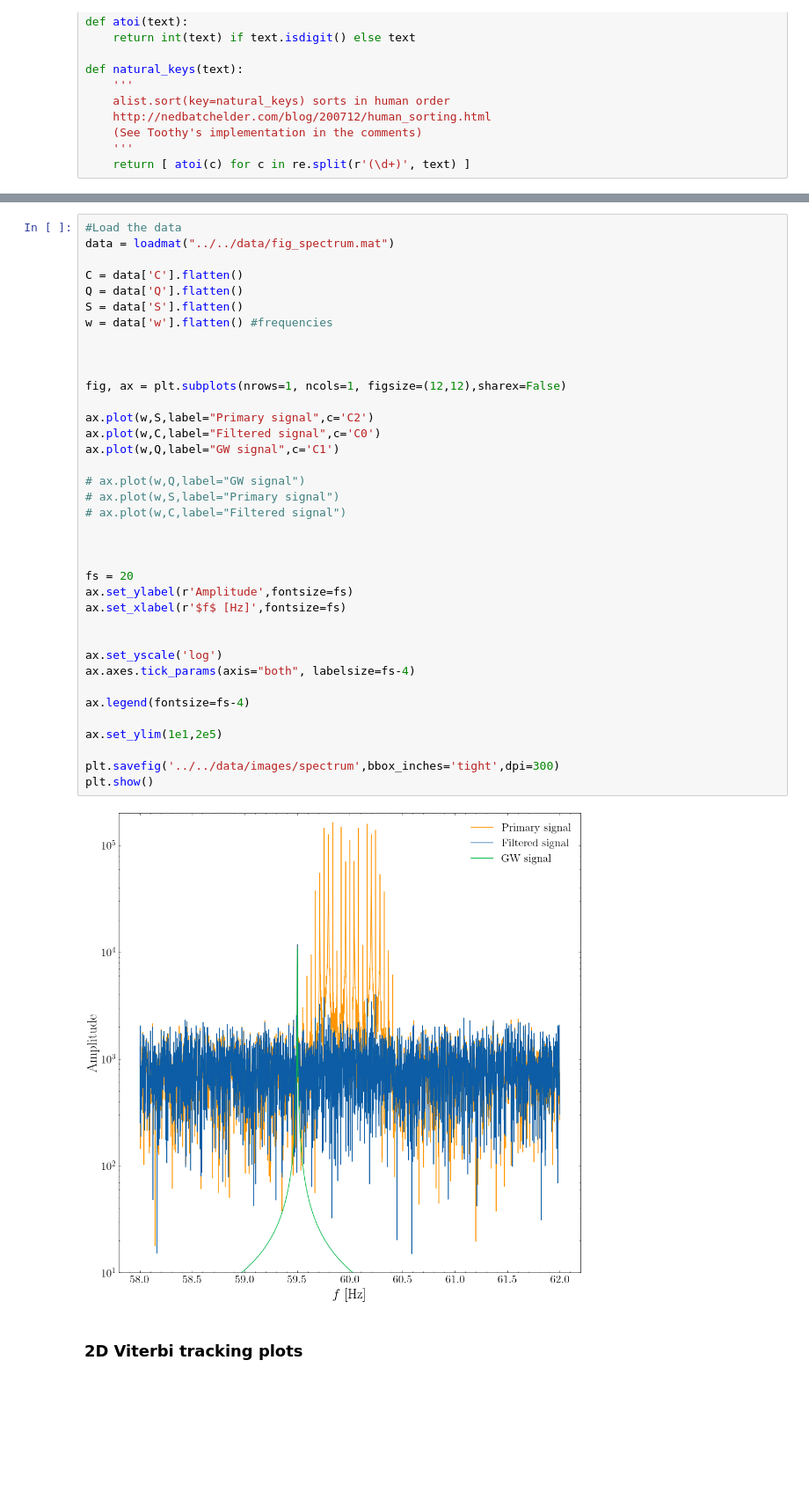
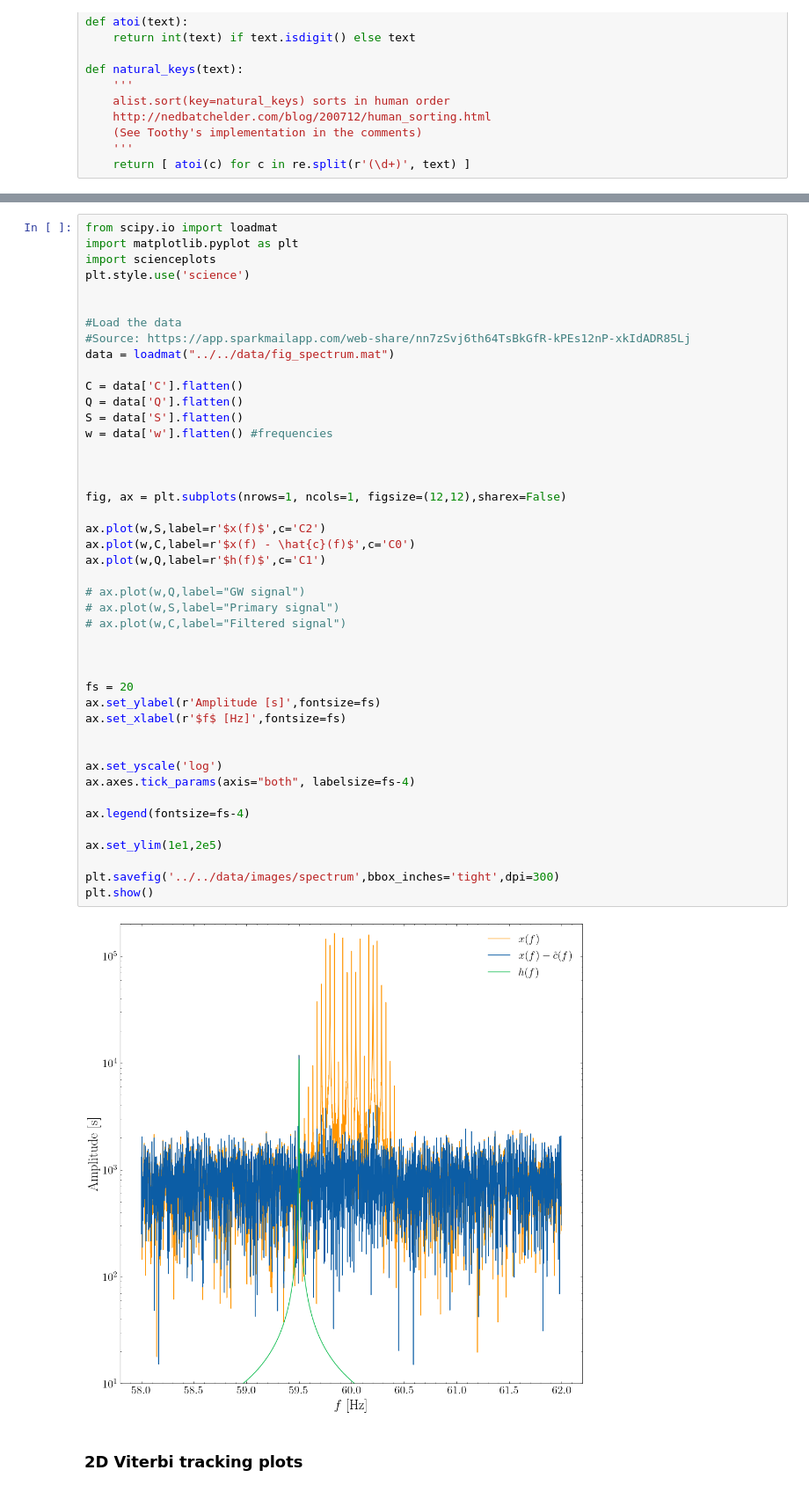
Before and after one commit to tomkimpson/ANC, a Jupyter notebook: src/plots_for_paper/all_plots_for_paper.ipynb, the cells around one changed output, grey strips where cells are left out. Shown at 88% size. Cells and saved outputs as stored; diff of their text form; blank space fills up the shorter version.

```diff
--- a/src/plots_for_paper/all_plots_for_paper.ipynb
+++ b/src/plots_for_paper/all_plots_for_paper.ipynb
@@ -531,44 +381,51 @@ peaks
 
 ### Fourier response of data before/after filtering
 # %%
+from scipy.io import loadmat
+import matplotlib.pyplot as plt
+import scienceplots
+plt.style.use('science')
+
+
 #Load the data
+#Source: https://app.sparkmailapp.com/web-share/nn7zSvj6th64TsBkGfR-kPEs12nP-xkIdADR85Lj
 data = loadmat("../../data/fig_spectrum.mat")
 
 C = data['C'].flatten()
 Q = data['Q'].flatten()
 S = data['S'].flatten()
 w = data['w'].flatten() #frequencies
 
 
 
 fig, ax = plt.subplots(nrows=1, ncols=1, figsize=(12,12),sharex=False)
 
-ax.plot(w,S,label="Primary signal",c='C2')
-ax.plot(w,C,label="Filtered signal",c='C0')
-ax.plot(w,Q,label="GW signal",c='C1')
+ax.plot(w,S,label=r'$x(f)$',c='C2')
+ax.plot(w,C,label=r'$x(f) - \hat{c}(f)$',c='C0')
+ax.plot(w,Q,label=r'$h(f)$',c='C1')
 
 # ax.plot(w,Q,label="GW signal")
 # ax.plot(w,S,label="Primary signal")
 # ax.plot(w,C,label="Filtered signal")
 
 
 
 fs = 20
-ax.set_ylabel(r'Amplitude',fontsize=fs)
+ax.set_ylabel(r'Amplitude [s]',fontsize=fs)
 ax.set_xlabel(r'$f$ [Hz]',fontsize=fs)
 
 
 ax.set_yscale('log')
 ax.axes.tick_params(axis="both", labelsize=fs-4)
 
 ax.legend(fontsize=fs-4)
 
 ax.set_ylim(1e1,2e5)
 
 plt.savefig('../../data/images/spectrum',bbox_inches='tight',dpi=300)
 plt.show()
 # %% [output]
-[figure, old version]
+[figure, new version]
 # %% [markdown]
 ### 2D Viterbi tracking plots
 # %%
```
Also changed, not shown: parts of 39 cells of this notebook, 47 other files.
